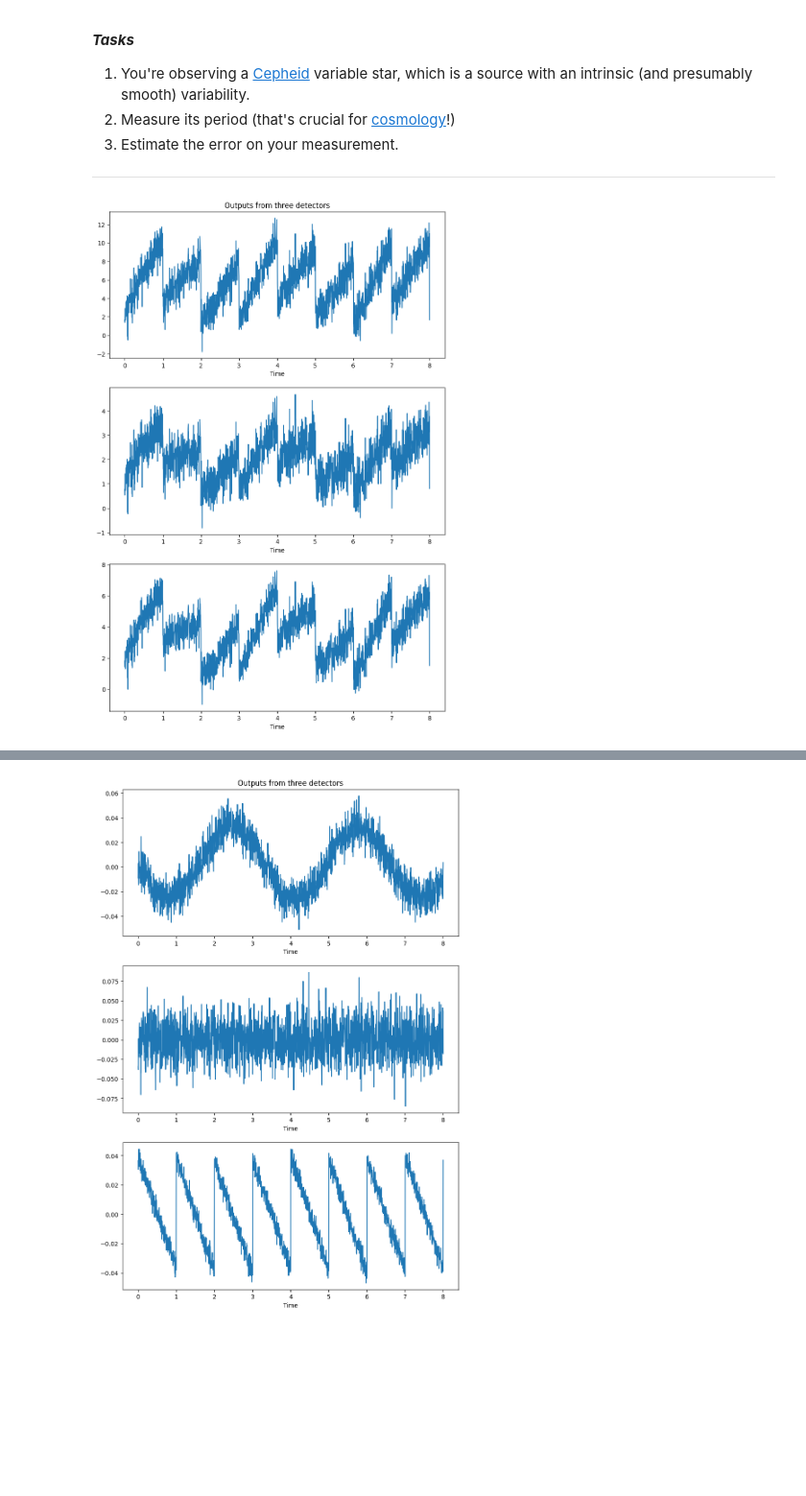
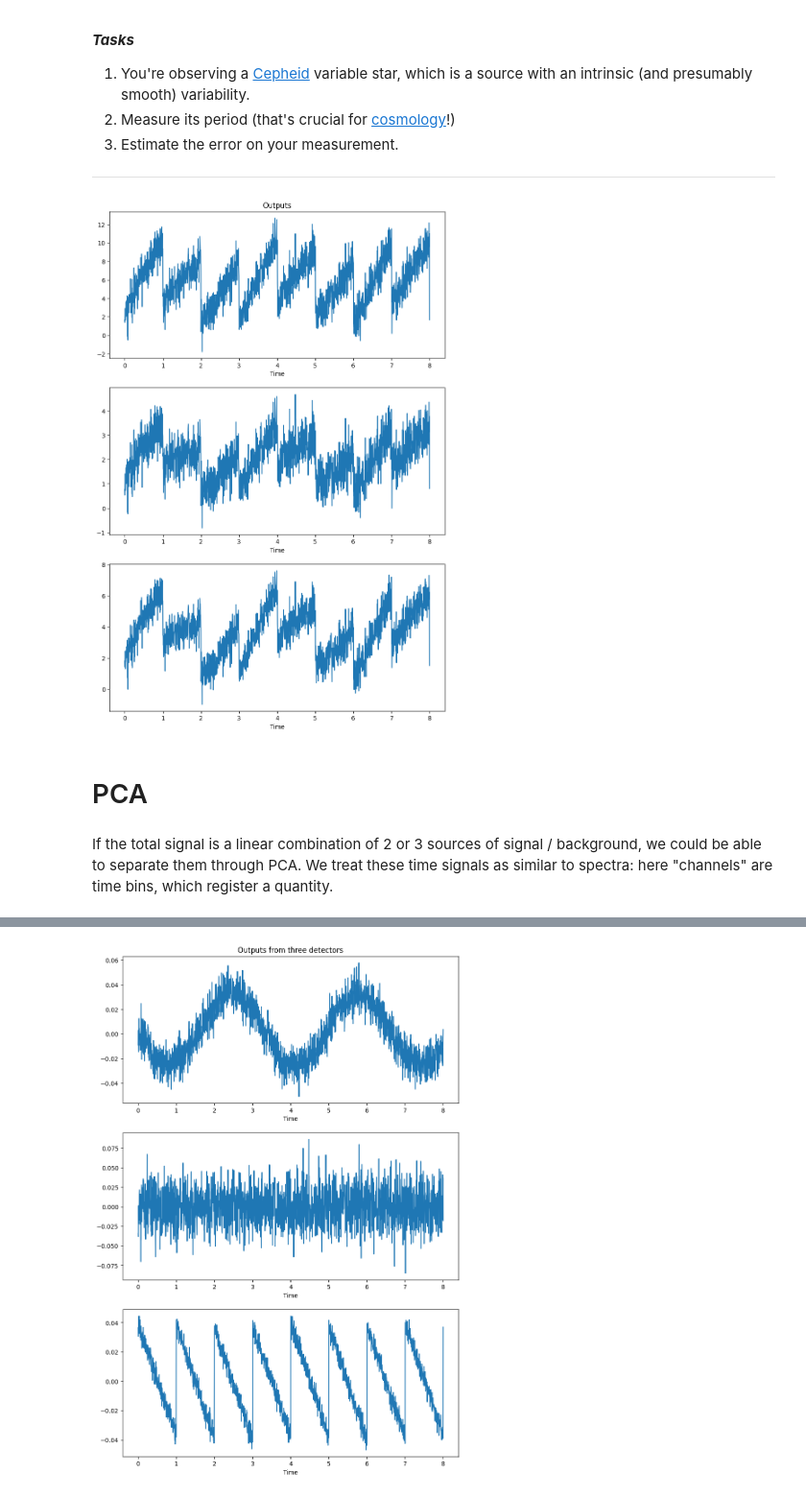
Before and after one commit to FraNob/astrostatistics_bicocca_2022, a Jupyter notebook: working/W15_dimreduction_noisy_detector.ipynb, the cells around one changed output, grey strips where cells are left out. Shown at 96% size. Saved outputs shown, nothing was run; the diff lists cells and outputs as text; code cells hidden in the pictures; blank space fills up the shorter version.

```diff
--- a/working/W15_dimreduction_noisy_detector.ipynb
+++ b/working/W15_dimreduction_noisy_detector.ipynb
@@ -15,14 +16,18 @@ import pylab as plt
 # %%
 
 X=np.load('../solutions/noisydetector.npy')
 
 time = np.linspace(0, 8, X.shape[0])
 
 fig, axs = plt.subplots(3,figsize=(10,15))
 
 for ax,s in zip(axs,X.T):
     ax.plot(time,s)
     ax.set_xlabel('Time')
-axs[0].set_title('Outputs from three detectors');
+axs[0].set_title('Outputs');
 # %% [output]
-[figure, old version]
+[figure, new version]
+# %% [markdown]
+# PCA
+# %% [markdown]
+If the total signal is a linear combination of 2 or 3 sources of signal / background, we could be able to separate them through PCA. We treat these time signals as similar to spectra: here "channels" are time bins, which register a quantity.
```
Also changed, not shown: parts of 20 cells of this notebook.
